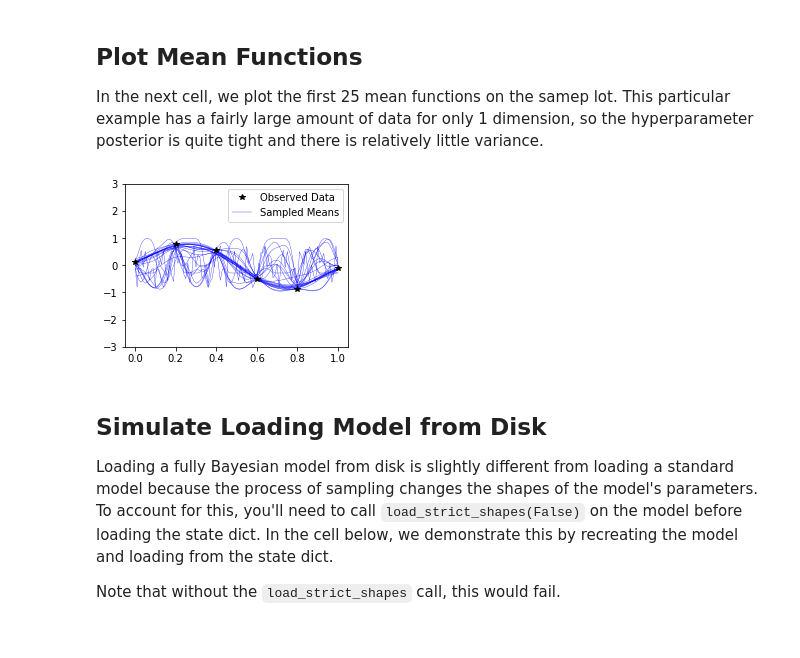
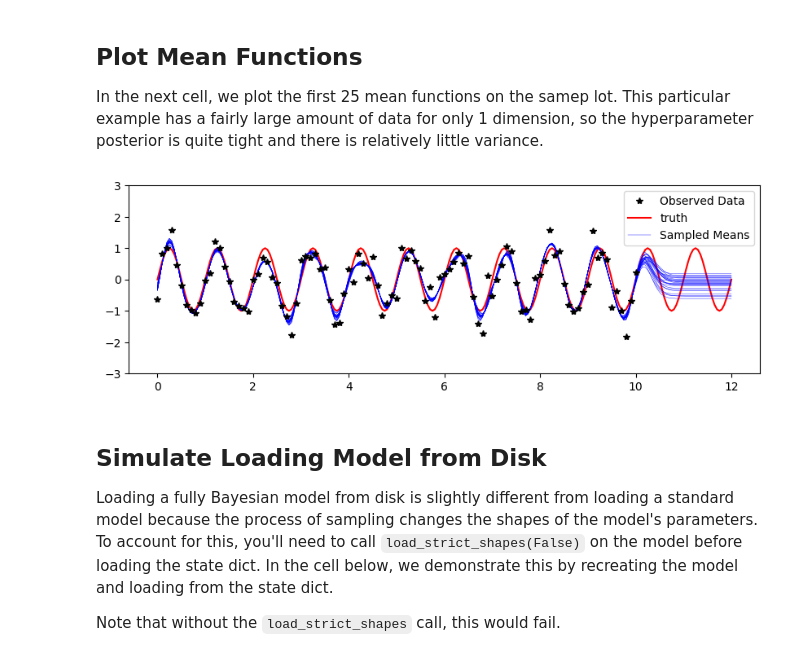
Before and after one commit to twilkening/ae8803, a Jupyter notebook: Final_Project/0_GPyTorch_Fully_Bayesian_example.ipynb, the cells around one changed output. Cells and saved outputs as stored; diff of their text form; code cells hidden in the pictures.

Commit message:
GPyTorch working on assignment2. crappy results but it works!

```diff
--- a/Final_Project/0_GPyTorch_Fully_Bayesian_example.ipynb
+++ b/Final_Project/0_GPyTorch_Fully_Bayesian_example.ipynb
@@ -29,7 +47,7 @@ class ExactGPModel(gpytorch.models.ExactGP):
     def __init__(self, train_x, train_y, likelihood):
         super(ExactGPModel, self).__init__(train_x, train_y, likelihood)
         self.mean_module = gpytorch.means.ConstantMean()
-        self.covar_module = gpytorch.kernels.ScaleKernel(gpytorch.kernels.PeriodicKernel())
+        self.covar_module = gpytorch.kernels.ScaleKernel(gpytorch.kernels.RBFKernel())
 
     def forward(self, x):
         mean_x = self.mean_module(x)
@@ -43,13 +61,15 @@ The next cell is the first piece of code that differs substantially from other w
 # this is for running the notebook in our testing framework
 import os
 smoke_test = ('CI' in os.environ)
+# num_samples = 2 if smoke_test else 100
+# warmup_steps = 2 if smoke_test else 100
 num_samples = 2 if smoke_test else 100
 warmup_steps = 2 if smoke_test else 200
 
 # set pyro to use GPU by default
 if torch.cuda.is_available():
     torch.set_default_tensor_type(torch.cuda.FloatTensor)
-#     pyro.get_param_store().cuda() # not necessary on pyro 1.5.2
+    # pyro.get_param_store().cuda() # not necessary on pyro 1.5.2
 
 # port to GPU
 train_x = train_x.cuda()
@@ -57,25 +77,29 @@ train_y = train_y.cuda()
 
 from gpytorch.priors import LogNormalPrior, NormalPrior, UniformPrior
 # Use a positive constraint instead of usual GreaterThan(1e-4) so that LogNormal has support over full range.
-likelihood = gpytorch.likelihoods.GaussianLikelihood(noise_constraint=gpytorch.constraints.Positive()).cuda()
-model = ExactGPModel(train_x, train_y, likelihood).cuda()
+likelihood = gpytorch.likelihoods.GaussianLikelihood(noise_constraint=gpytorch.constraints.Positive())
+model = ExactGPModel(train_x, train_y, likelihood)
 
 model.mean_module.register_prior("mean_prior", UniformPrior(-1, 1), "constant")
 model.covar_module.base_kernel.register_prior("lengthscale_prior", UniformPrior(0.01, 0.5), "lengthscale")
-model.covar_module.base_kernel.register_prior("period_length_prior", UniformPrior(0.05, 2.5), "period_length")
 model.covar_module.register_prior("outputscale_prior", UniformPrior(1, 2), "outputscale")
-likelihood.register_prior("noise_prior", UniformPrior(0.05, 0.3), "noise")
+likelihood.register_prior("noise_prior", UniformPrior(0.01, 0.5), "noise")
 
-mll = gpytorch.mlls.ExactMarginalLogLikelihood(likelihood, model).cuda()
+mll = gpytorch.mlls.ExactMarginalLogLikelihood(likelihood, model)
 
+# port to GPU
+model = model.cuda()
+likelihood = likelihood.cuda()
+mll = mll.cuda()
 
 def pyro_model(x, y):
-    model.pyro_sample_from_prior()
-    output = model(x)
-    loss = mll.pyro_factor(output, y)
+    with gpytorch.settings.fast_computations(False, False, False):
+        sampled_model = model.pyro_sample_from_prior()
+        output = sampled_model.likelihood(sampled_model(x))
+        pyro.sample("obs", output, obs=y)
     return y
 
-nuts_kernel = NUTS(pyro_model, adapt_step_size=True)
+nuts_kernel = NUTS(pyro_model)
 mcmc_run = MCMC(nuts_kernel, num_samples=num_samples, warmup_steps=warmup_steps, disable_progbar=smoke_test)
 mcmc_run.run(train_x, train_y)
 # %% [markdown]
@@ -89,6 +111,6 @@ NameError: name 'model' is not defined
 # %%
 model.eval()
-test_x = torch.linspace(0, 1, 101).unsqueeze(-1)
+test_x = torch.linspace(0, 12, 241).unsqueeze(-1)
 test_y = torch.sin(test_x * (2 * math.pi))
 expanded_test_x = test_x.unsqueeze(0).repeat(num_samples, 1, 1)
 output = model(expanded_test_x)
@@ -97,23 +119,30 @@ output = model(expanded_test_x)
 
 In the next cell, we plot the first 25 mean functions on the samep lot. This particular example has a fairly large amount of data for only 1 dimension, so the hyperparameter posterior is quite tight and there is relatively little variance.
 # %%
+train_x = train_x.cpu()
+train_y = train_y.cpu()
+test_x = test_x.cpu()
+test_y = test_y.cpu()
+
 with torch.no_grad():
     # Initialize plot
-    f, ax = plt.subplots(1, 1, figsize=(4, 3))
+    f, ax = plt.subplots(1, 1, figsize=(10, 3))
 
     # Plot training data as black stars
     ax.plot(train_x.numpy(), train_y.numpy(), 'k*', zorder=10)
+    # plot truth
+    ax.plot(test_x.numpy(),test_y.numpy(),'r')
 
     for i in range(min(num_samples, 25)):
         # Plot predictive means as blue line
-        ax.plot(test_x.numpy(), output.mean[i].detach().numpy(), 'b', linewidth=0.3)
+        ax.plot(test_x.numpy(), output.mean[i].detach().cpu().numpy(), 'b', linewidth=0.3)
 
     # Shade between the lower and upper confidence bounds
     # ax.fill_between(test_x.numpy(), lower.numpy(), upper.numpy(), alpha=0.5)
     ax.set_ylim([-3, 3])
-    ax.legend(['Observed Data', 'Sampled Means'])
+    ax.legend(['Observed Data', 'truth', 'Sampled Means'])
 # %% [output]
-[figure, old version]
+[figure, new version]
 # %% [markdown]
 ## Simulate Loading Model from Disk
 
```
Also changed, not shown: parts of 4 cells of this notebook, 2 other files.
